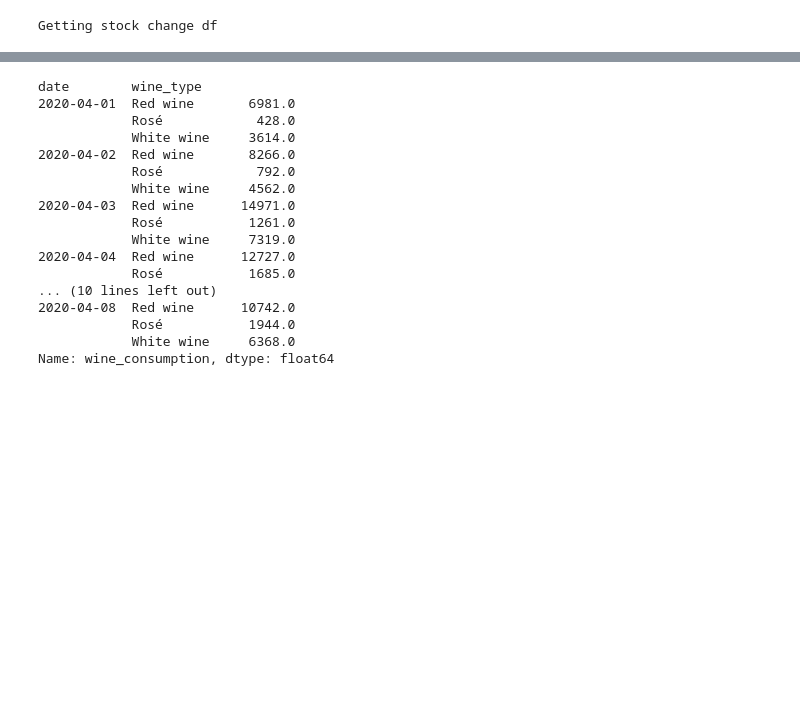
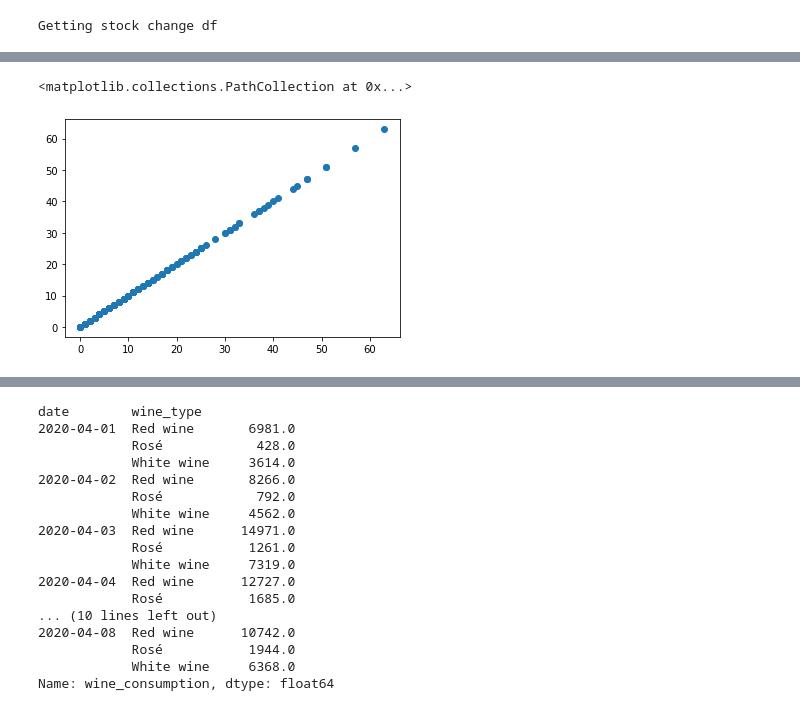
Before and after one commit to archydeberker/a-glass-of-wine, a Jupyter notebook: analyze_data.ipynb, the cells around one changed output, grey strips where cells are left out. Cells and saved outputs as stored; diff of their text form; code cells hidden in the pictures; blank space fills up the shorter version.

```diff
--- a/analyze_data.ipynb
+++ b/analyze_data.ipynb
@@ -409,2 +412,0 @@ df = counter.online_df
-# %%
-counter.online_df.sort_values(by=['id', 'timestamp'], inplace=True)
@@ -410,0 +415,2 @@ counter.online_df.sort_values(by=['id', 'timestamp'], inplace=True)
+# %%
+counter.online_df['date'] = counter.online_df['timestamp'].apply(lambda x: x.date())
@@ -410,0 +426,2 @@ counter.online_df.sort_values(by=['id', 'timestamp'], inplace=True)
+# %%
+subdf = counter.online_df.iloc[:10000].copy()
@@ -411,4 +449,2 @@ counter.online_df.sort_values(by=['id', 'timestamp'], inplace=True)
 # %%
-df['stock_change'] = df['stock'].diff()
-df['wine_consumption']=df['stock_change'].apply(lambda x: abs(min(0, x)))
-df.groupby('id')['wine_consumption'].cumsum()
+sc = subdf.groupby('wine_name')['stock'].diff().apply(lambda x: abs(min(x, 0)))
@@ -447,0 +451,5 @@ change_df = counter.stock_change_df
+# %%
+plt.scatter(sc, subdf['wine_consumption'])
+# %% [output]
+<matplotlib.collections.PathCollection at 0x...>
+[figure, added]
```
Also changed, not shown: parts of 21 cells of this notebook, 2 other files.
